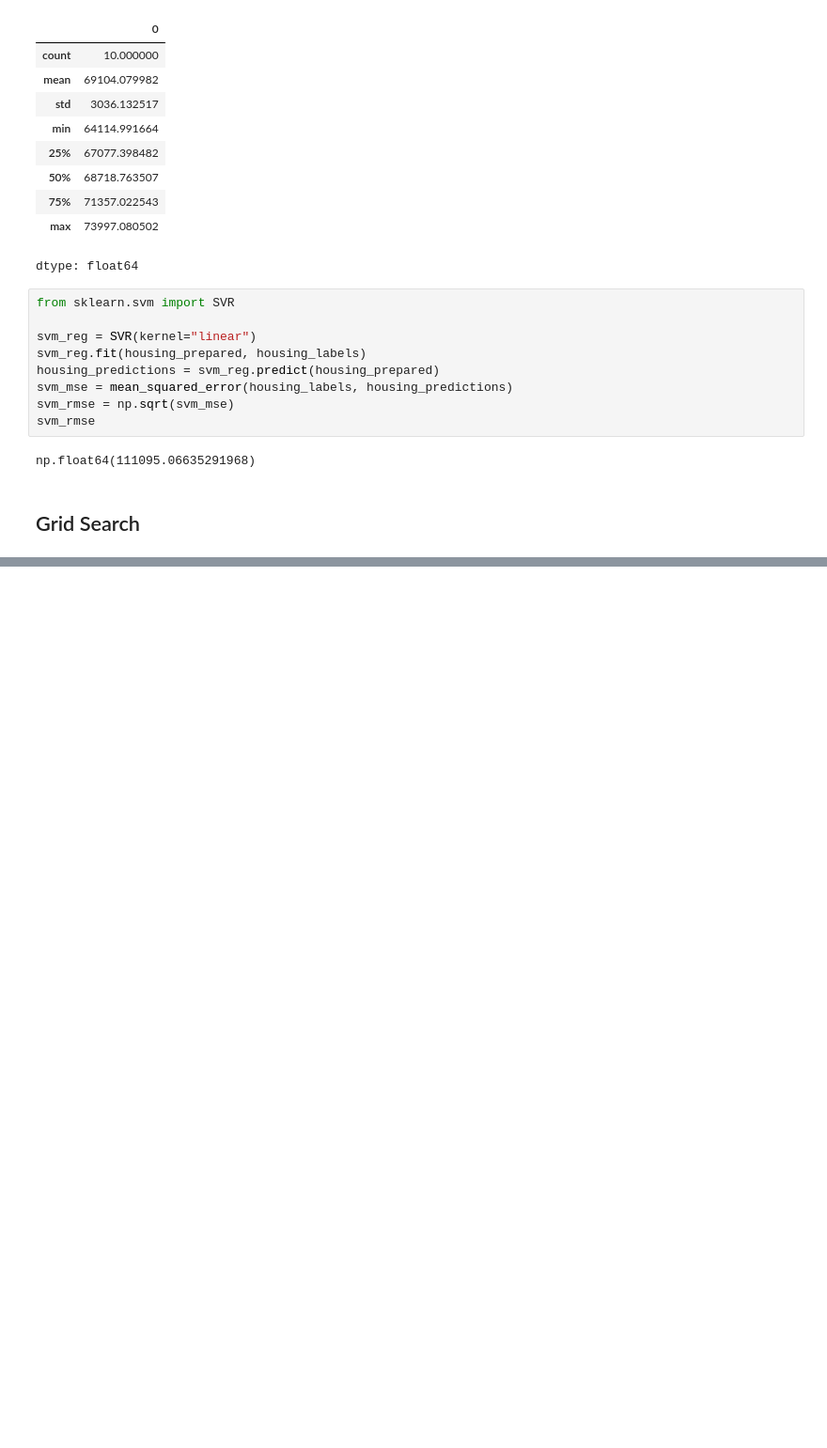
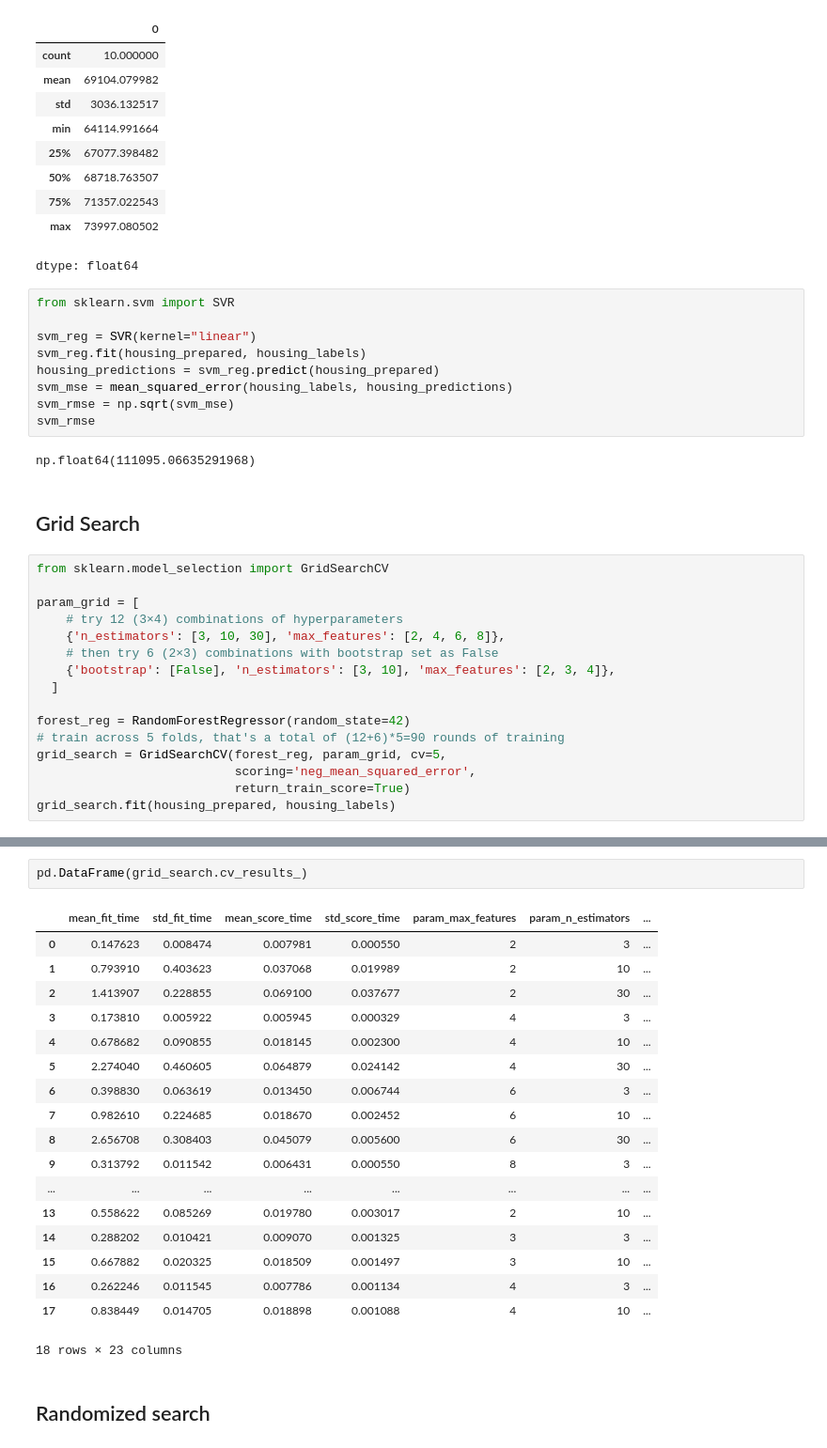
Before and after one commit to ShashankMk031/Housing_linear-regression_model, a Jupyter notebook: Housing_Linear_regression_model.ipynb, the cells around one changed output, grey strips where cells are left out. Shown at 94% size. Cells and saved outputs as stored; diff of their text form; blank space fills up the shorter version.

Commit message:
Grid Search

```diff
--- a/Housing_Linear_regression_model.ipynb
+++ b/Housing_Linear_regression_model.ipynb
@@ -701,3 +699,19 @@ svm_rmse
 np.float64(111095.06635291968)
 # %% [markdown]
 ## Grid Search
+# %%
+from sklearn.model_selection import GridSearchCV
+
+param_grid = [
+    # try 12 (3×4) combinations of hyperparameters
+    {'n_estimators': [3, 10, 30], 'max_features': [2, 4, 6, 8]},
+    # then try 6 (2×3) combinations with bootstrap set as False
+    {'bootstrap': [False], 'n_estimators': [3, 10], 'max_features': [2, 3, 4]},
+  ]
+
+forest_reg = RandomForestRegressor(random_state=42)
+# train across 5 folds, that's a total of (12+6)*5=90 rounds of training
+grid_search = GridSearchCV(forest_reg, param_grid, cv=5,
+                           scoring='neg_mean_squared_error',
+                           return_train_score=True)
+grid_search.fit(housing_prepared, housing_labels)
@@ -703,0 +756,23 @@ np.float64(111095.06635291968)
+# %%
+pd.DataFrame(grid_search.cv_results_)
+# %% [output]
+|  | mean_fit_time | std_fit_time | mean_score_time | std_score_time | param_max_features | param_n_estimators | ... |
+| 0 | 0.147623 | 0.008474 | 0.007981 | 0.000550 | 2 | 3 | ... |
+| 1 | 0.793910 | 0.403623 | 0.037068 | 0.019989 | 2 | 10 | ... |
+| 2 | 1.413907 | 0.228855 | 0.069100 | 0.037677 | 2 | 30 | ... |
+| 3 | 0.173810 | 0.005922 | 0.005945 | 0.000329 | 4 | 3 | ... |
+| 4 | 0.678682 | 0.090855 | 0.018145 | 0.002300 | 4 | 10 | ... |
+| 5 | 2.274040 | 0.460605 | 0.064879 | 0.024142 | 4 | 30 | ... |
+| 6 | 0.398830 | 0.063619 | 0.013450 | 0.006744 | 6 | 3 | ... |
+| 7 | 0.982610 | 0.224685 | 0.018670 | 0.002452 | 6 | 10 | ... |
+| 8 | 2.656708 | 0.308403 | 0.045079 | 0.005600 | 6 | 30 | ... |
+| 9 | 0.313792 | 0.011542 | 0.006431 | 0.000550 | 8 | 3 | ... |
+| ... | ... | ... | ... | ... | ... | ... | ... |
+| 13 | 0.558622 | 0.085269 | 0.019780 | 0.003017 | 2 | 10 | ... |
+| 14 | 0.288202 | 0.010421 | 0.009070 | 0.001325 | 3 | 3 | ... |
+| 15 | 0.667882 | 0.020325 | 0.018509 | 0.001497 | 3 | 10 | ... |
+| 16 | 0.262246 | 0.011545 | 0.007786 | 0.001134 | 4 | 3 | ... |
+| 17 | 0.838449 | 0.014705 | 0.018898 | 0.001088 | 4 | 10 | ... |
+18 rows × 23 columns
+# %% [markdown]
+## Randomized search
```
Also changed, not shown: parts of 5 cells of this notebook.
